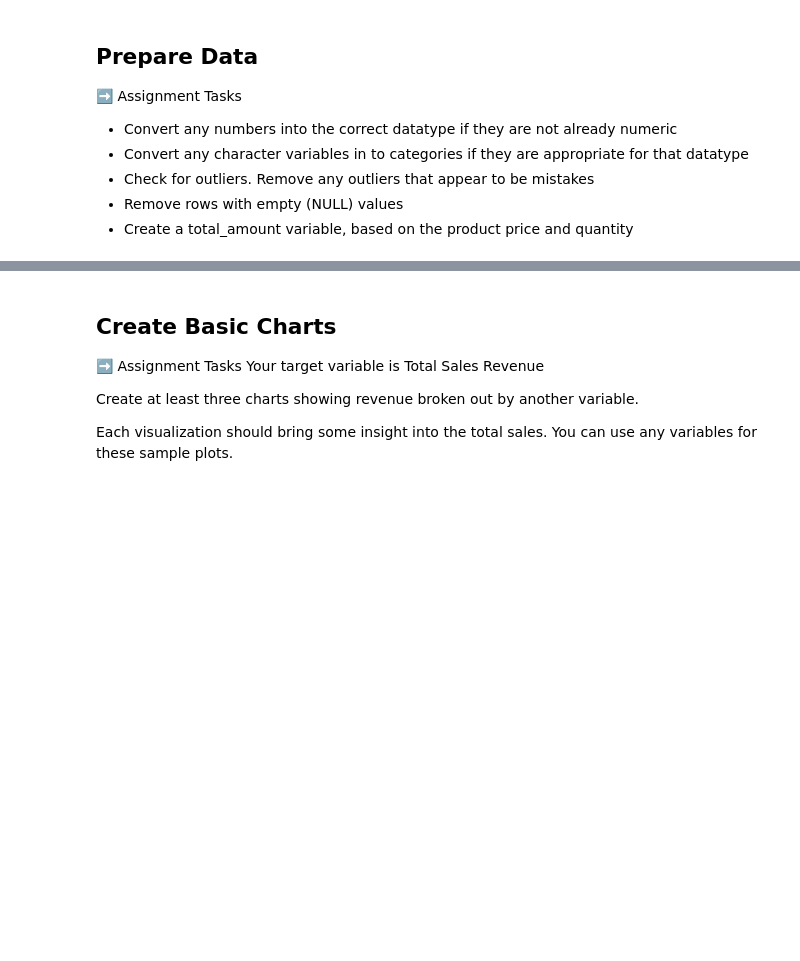
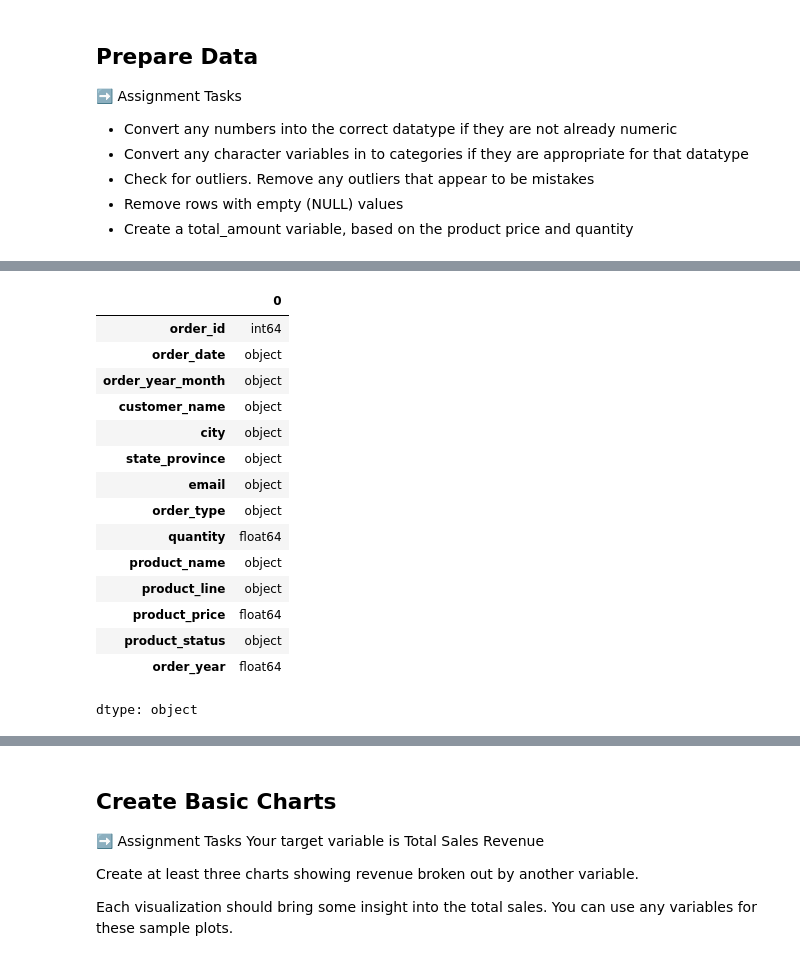
Before and after one commit to makenna-allen/IS-4487, a Jupyter notebook: Labs/Scripts/lab_06_retailer_eda.ipynb, the cells around one changed output, grey strips where cells are left out. Cells and saved outputs as stored; diff of their text form; code cells hidden in the pictures; blank space fills up the shorter version.

```diff
--- a/Labs/Scripts/lab_06_retailer_eda.ipynb
+++ b/Labs/Scripts/lab_06_retailer_eda.ipynb
@@ -54,0 +132,19 @@ PRODUCT VARIABLES:
+# %%
+df.dtypes
+# %% [output]
+|  | 0 |
+| order_id | int64 |
+| order_date | object |
+| order_year_month | object |
+| customer_name | object |
+| city | object |
+| state_province | object |
+| email | object |
+| order_type | object |
+| quantity | float64 |
+| product_name | object |
+| product_line | object |
+| product_price | float64 |
+| product_status | object |
+| order_year | float64 |
+dtype: object
```
Also changed, not shown: parts of 10 cells of this notebook.
